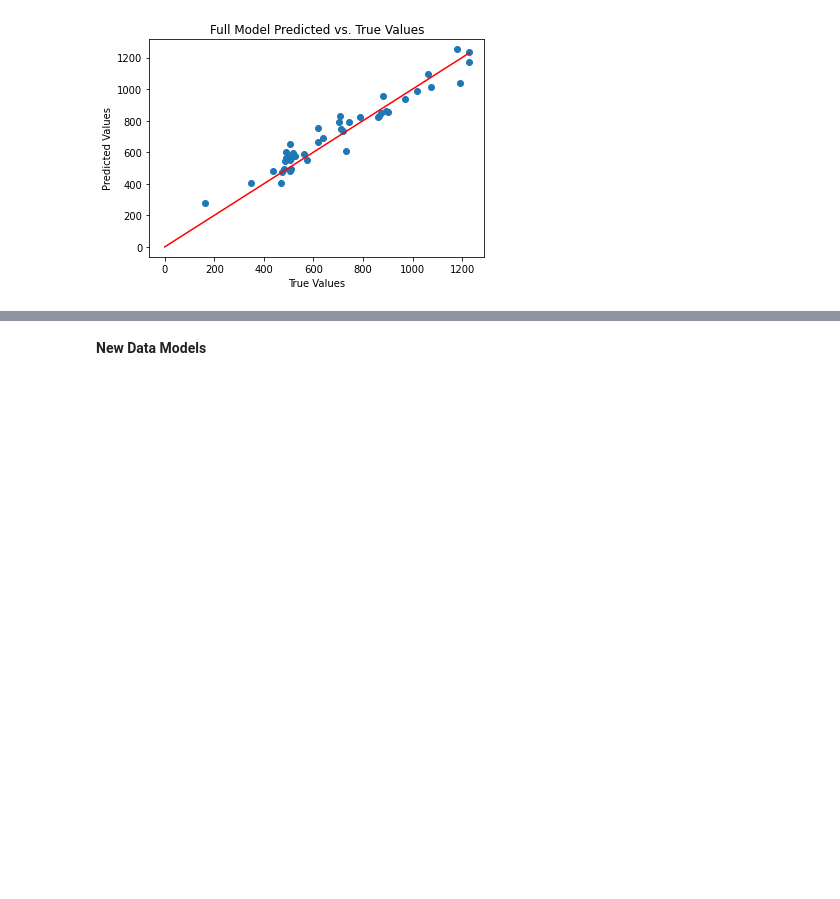
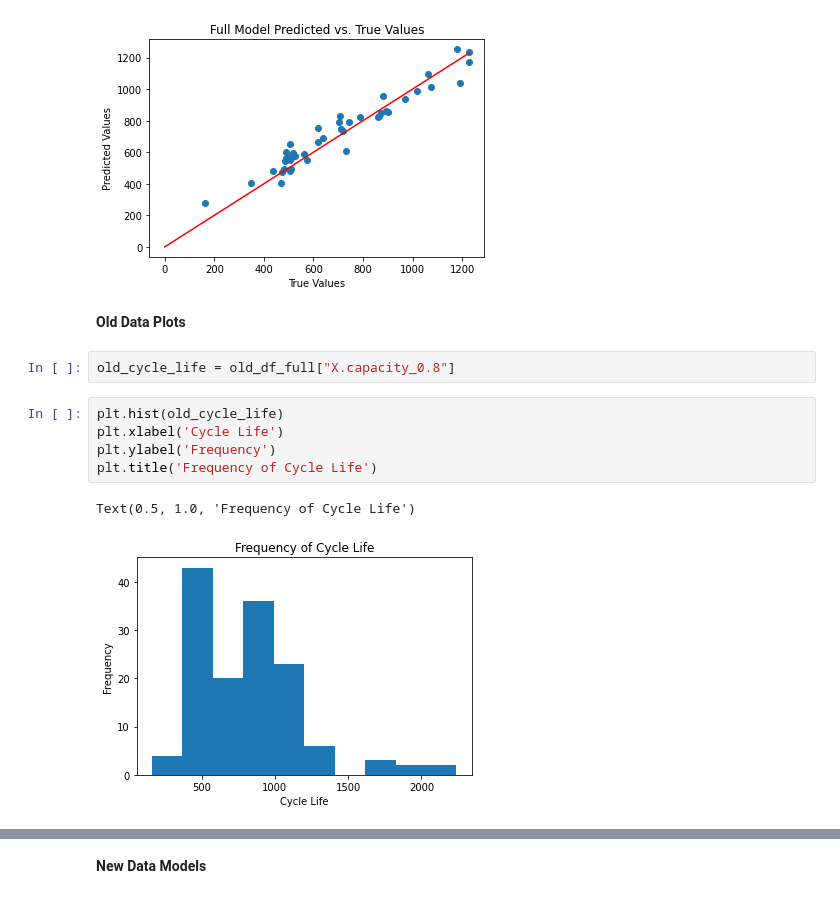
Before and after one commit to ayakkala1/TRI-Capstone, a Jupyter notebook: model_recreation.ipynb, the cells around one changed output, grey strips where cells are left out. Saved outputs shown, nothing was run; the diff lists cells and outputs as text; blank space fills up the shorter version.

```diff
--- a/model_recreation.ipynb
+++ b/model_recreation.ipynb
@@ -416,3 +416,15 @@ plt.title("Full Model Predicted vs. True Values")
 # %% [output]
 Text(0.5, 1.0, 'Full Model Predicted vs. True Values')
 [figure]
+# %% [markdown]
+__Old Data Plots__
+# %%
+old_cycle_life = old_df_full["X.capacity_0.8"]
+# %%
+plt.hist(old_cycle_life)
+plt.xlabel('Cycle Life')
+plt.ylabel('Frequency')
+plt.title('Frequency of Cycle Life')
+# %% [output]
+Text(0.5, 1.0, 'Frequency of Cycle Life')
+[figure, added]
```
Also changed, not shown: parts of 8 cells of this notebook.
